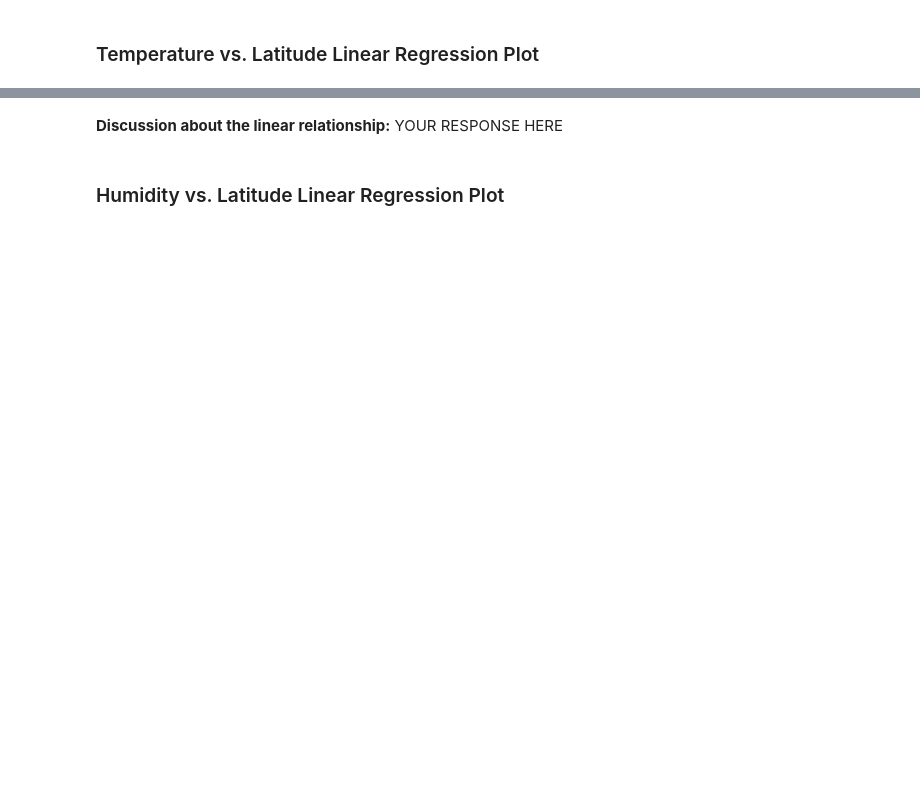
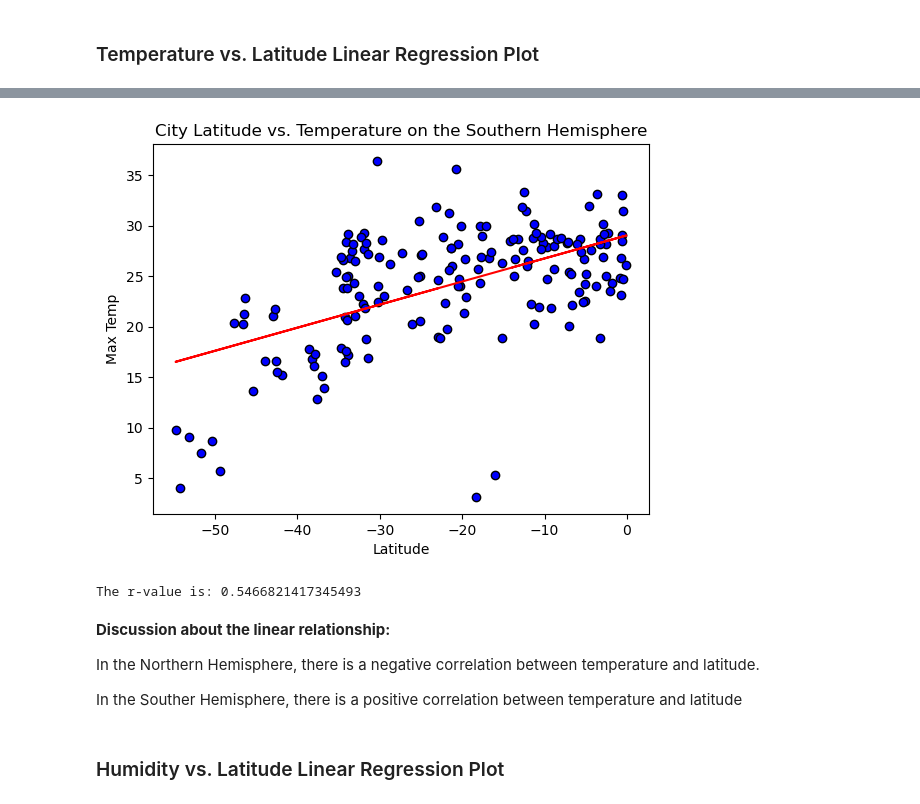
Before and after one commit to biancasab/python-api-challenge, a Jupyter notebook: WeatherPy/WeatherPy.ipynb, the cells around one changed output, grey strips where cells are left out. Cells and saved outputs as stored; diff of their text form; code cells hidden in the pictures; blank space fills up the shorter version.

```diff
--- a/WeatherPy/WeatherPy.ipynb
+++ b/WeatherPy/WeatherPy.ipynb
@@ -333,4 +330,14 @@ The r-value is: 0.4121057168607245
-# %% [markdown]
-**Discussion about the linear relationship:** YOUR RESPONSE HERE
+# %%
+# Linear regression on Southern Hemisphere
+linregress_plot (southern_hemi_df["Lat"], southern_hemi_df["Max Temp"], title="City Latitude vs. Temperature on the Southern Hemisphere", xlabel="Latitude", ylabel="Max Temp")
+# %% [output]
+[figure, added]
+The r-value is: 0.5466821417345493
+# %% [markdown]
+**Discussion about the linear relationship:**
+
+In the Northern Hemisphere, there is a negative correlation between temperature and latitude.
+
+In the Souther Hemisphere, there is a positive correlation between temperature and latitude
 # %% [markdown]
 ### Humidity vs. Latitude Linear Regression Plot
```
Also changed, not shown: parts of 33 cells of this notebook, 8 other files.
